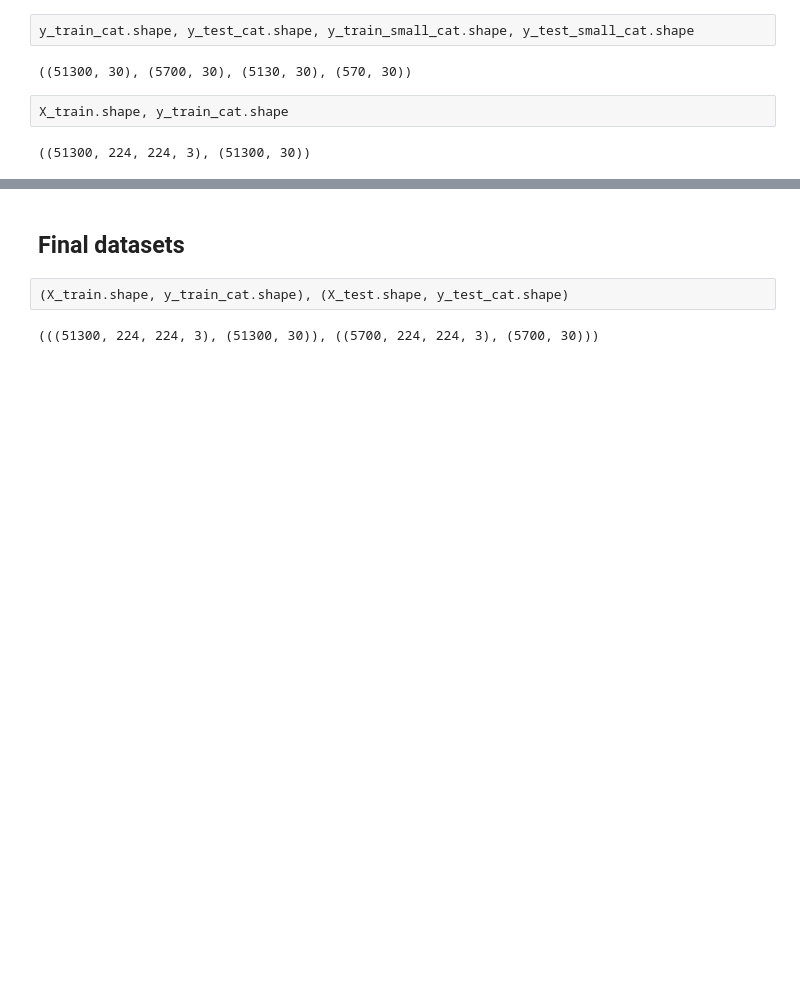
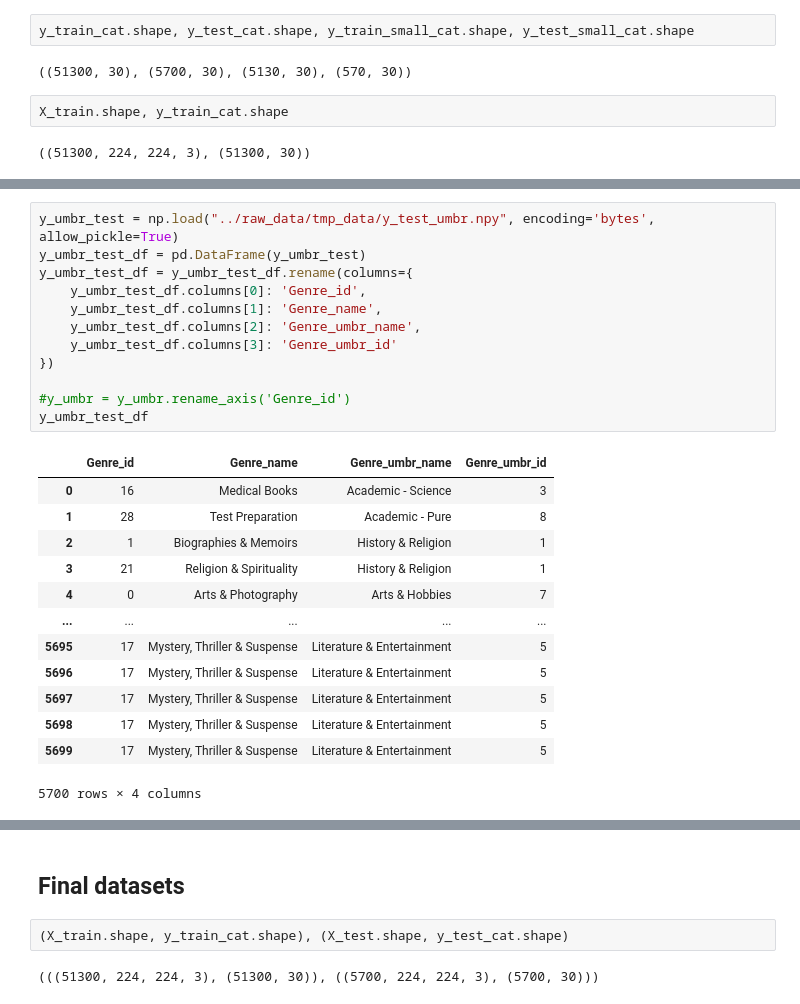
Before and after one commit to NahiaPeschard/wagon_book_cover, a Jupyter notebook: notebooks/elli_cnn.ipynb, the cells around one changed output, grey strips where cells are left out. Saved outputs shown, nothing was run; the diff lists cells and outputs as text; blank space fills up the shorter version.

```diff
--- a/notebooks/elli_cnn.ipynb
+++ b/notebooks/elli_cnn.ipynb
@@ -258,0 +287,26 @@ X_train.shape, y_train_cat.shape
+# %%
+y_umbr_test = np.load("../raw_data/tmp_data/y_test_umbr.npy", encoding='bytes', allow_pickle=True)
+y_umbr_test_df = pd.DataFrame(y_umbr_test)
+y_umbr_test_df = y_umbr_test_df.rename(columns={
+    y_umbr_test_df.columns[0]: 'Genre_id',
+    y_umbr_test_df.columns[1]: 'Genre_name',
+    y_umbr_test_df.columns[2]: 'Genre_umbr_name',
+    y_umbr_test_df.columns[3]: 'Genre_umbr_id'
+})
+
+#y_umbr = y_umbr.rename_axis('Genre_id')
+y_umbr_test_df
+# %% [output]
+|  | Genre_id | Genre_name | Genre_umbr_name | Genre_umbr_id |
+| 0 | 16 | Medical Books | Academic - Science | 3 |
+| 1 | 28 | Test Preparation | Academic - Pure | 8 |
+| 2 | 1 | Biographies & Memoirs | History & Religion | 1 |
+| 3 | 21 | Religion & Spirituality | History & Religion | 1 |
+| 4 | 0 | Arts & Photography | Arts & Hobbies | 7 |
+| ... | ... | ... | ... | ... |
+| 5695 | 17 | Mystery, Thriller & Suspense | Literature & Entertainment | 5 |
+| 5696 | 17 | Mystery, Thriller & Suspense | Literature & Entertainment | 5 |
+| 5697 | 17 | Mystery, Thriller & Suspense | Literature & Entertainment | 5 |
+| 5698 | 17 | Mystery, Thriller & Suspense | Literature & Entertainment | 5 |
+| 5699 | 17 | Mystery, Thriller & Suspense | Literature & Entertainment | 5 |
+5700 rows × 4 columns
```
Also changed, not shown: parts of 11 cells of this notebook.
